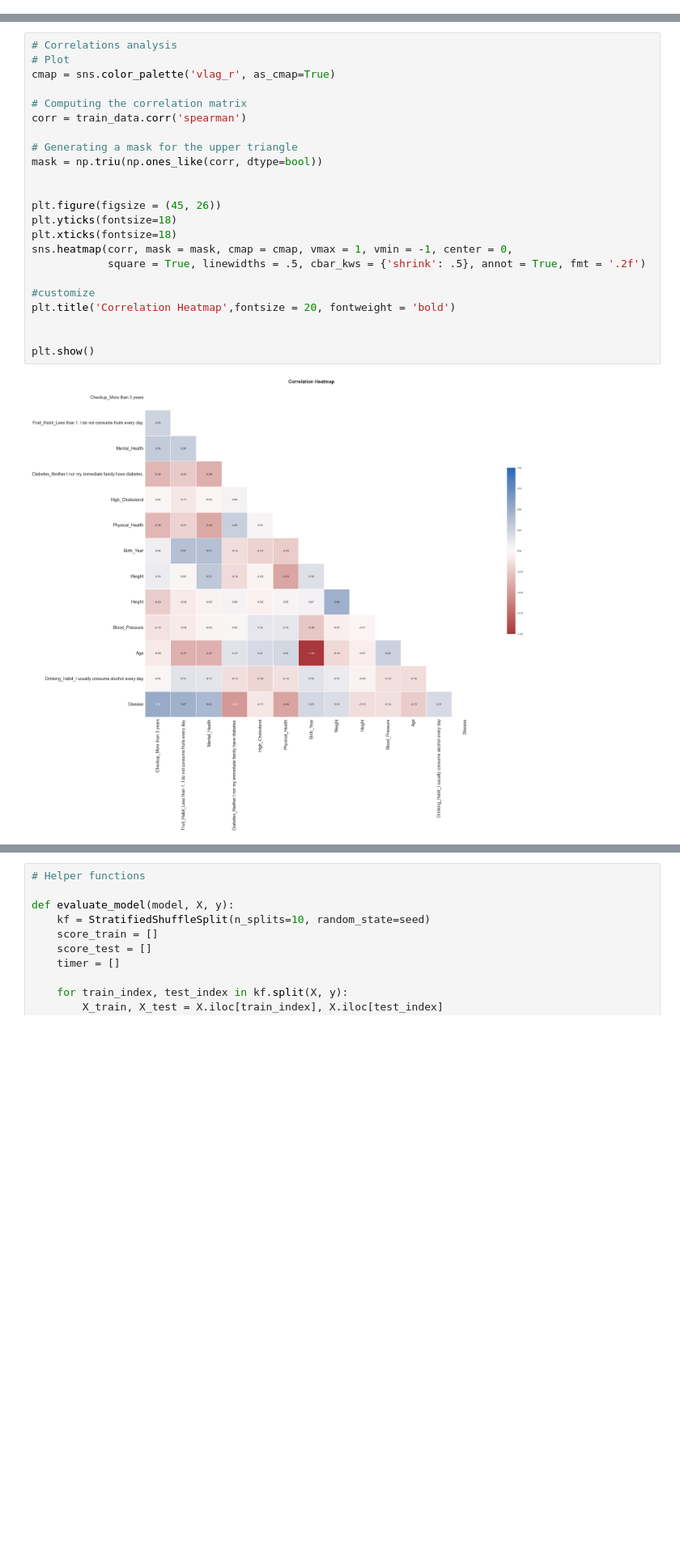
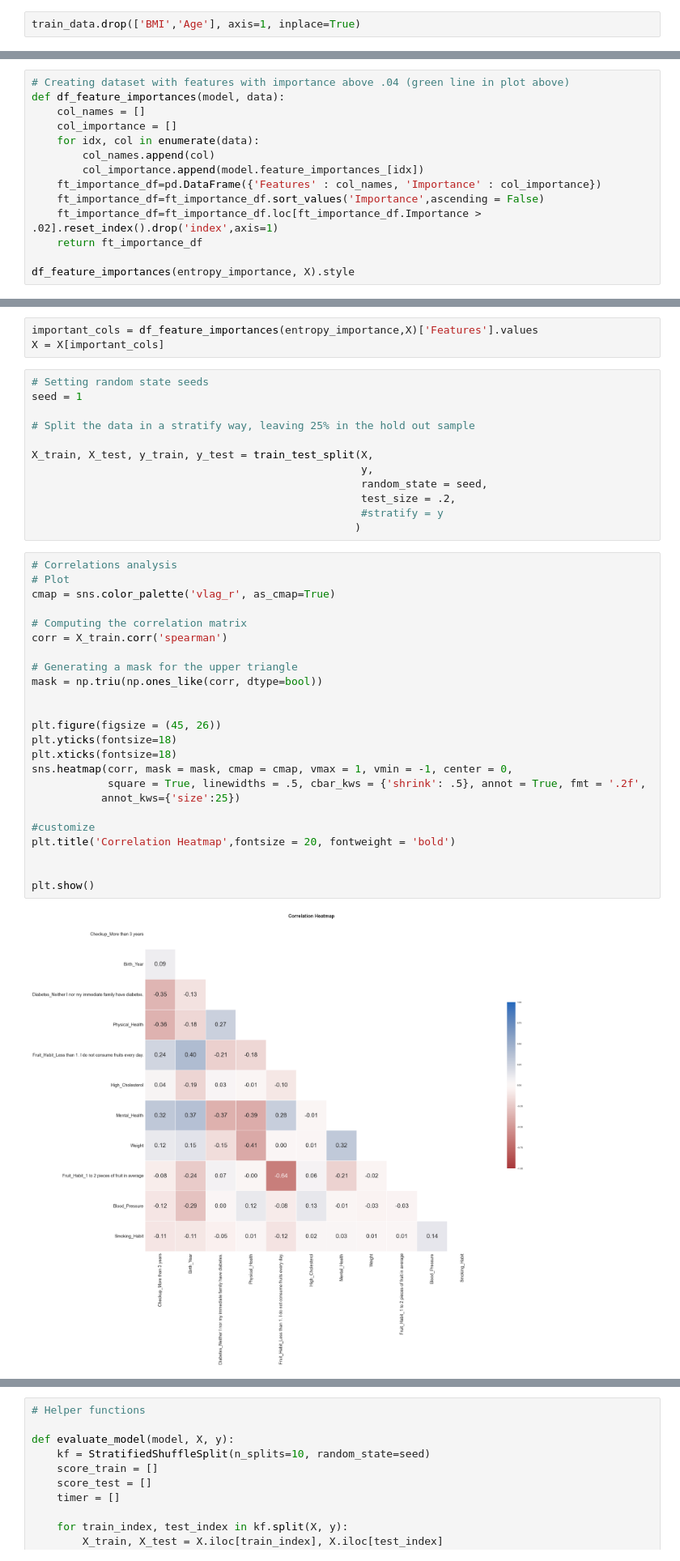
Before and after one commit to Danielfranco7/sharing-github, a Jupyter notebook: The Smith Parasite - Models.ipynb, the cells around one changed output, grey strips where cells are left out. Shown at 81% size. Drawn from its saved outputs; the diff is of its cells as text; blank space fills up the shorter version.

```diff
--- a/The Smith Parasite - Models.ipynb
+++ b/The Smith Parasite - Models.ipynb
@@ -40,6 +41,8 @@ train_data = pd.read_csv(os.path.join(path, 'train_data.csv'), index_col=0)
 
 # Test data
 test_data = pd.read_csv(os.path.join(path, 'test_data.csv'), index_col=0)
+# %%
+train_data.drop(['BMI','Age'], axis=1, inplace=True)
 # %%
 train_data.info()
 # %% [output]
@@ -140,0 +107,14 @@ train_data = train_data[[
+# %%
+# Creating dataset with features with importance above .04 (green line in plot above)
+def df_feature_importances(model, data):
+    col_names = []
+    col_importance = []
+    for idx, col in enumerate(data):
+        col_names.append(col)
+        col_importance.append(model.feature_importances_[idx])
+    ft_importance_df=pd.DataFrame({'Features' : col_names, 'Importance' : col_importance})
+    ft_importance_df=ft_importance_df.sort_values('Importance',ascending = False)
+    ft_importance_df=ft_importance_df.loc[ft_importance_df.Importance > .02].reset_index().drop('index',axis=1)
+    return ft_importance_df
+
+df_feature_importances(entropy_importance, X).style
@@ -141,25 +145,41 @@ train_data = train_data[[
+# %%
+important_cols = df_feature_importances(entropy_importance,X)['Features'].values
+X = X[important_cols]
+# %%
+# Setting random state seeds
+seed = 1
+
+# Split the data in a stratify way, leaving 25% in the hold out sample
+
+X_train, X_test, y_train, y_test = train_test_split(X,
+                                                    y,
+                                                    random_state = seed,
+                                                    test_size = .2,
+                                                    #stratify = y
+                                                   )
 # %%
 # Correlations analysis
 # Plot
 cmap = sns.color_palette('vlag_r', as_cmap=True)
 
 # Computing the correlation matrix
-corr = train_data.corr('spearman')
+corr = X_train.corr('spearman')
 
 # Generating a mask for the upper triangle
 mask = np.triu(np.ones_like(corr, dtype=bool))
 
 
 plt.figure(figsize = (45, 26))
 plt.yticks(fontsize=18)
 plt.xticks(fontsize=18)
 sns.heatmap(corr, mask = mask, cmap = cmap, vmax = 1, vmin = -1, center = 0,
-            square = True, linewidths = .5, cbar_kws = {'shrink': .5}, annot = True, fmt = '.2f')
+            square = True, linewidths = .5, cbar_kws = {'shrink': .5}, annot = True, fmt = '.2f',
+           annot_kws={'size':25})
 
 #customize
 plt.title('Correlation Heatmap',fontsize = 20, fontweight = 'bold')
 
 
 plt.show()
 # %% [output]
-[figure, old version]
+[figure, new version]
```
Also changed, not shown: parts of 92 cells of this notebook.
